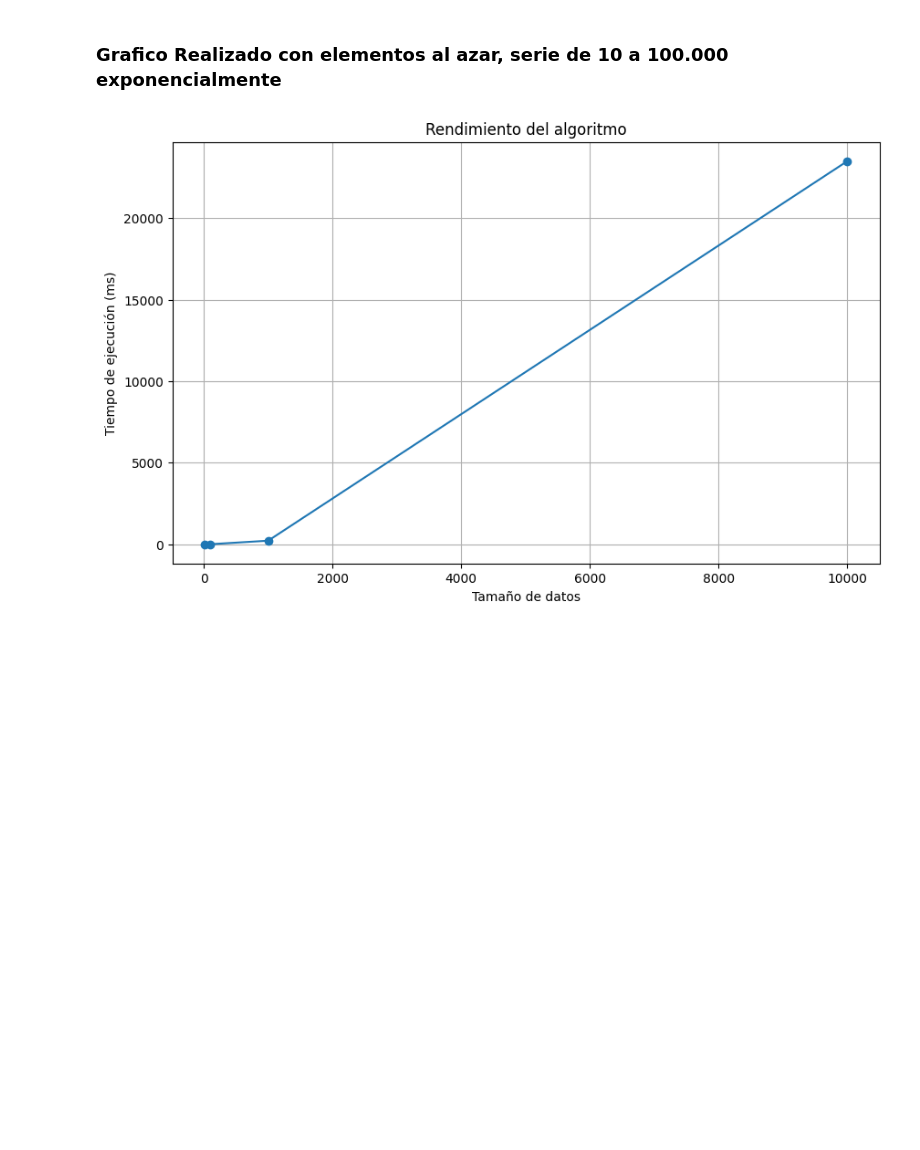
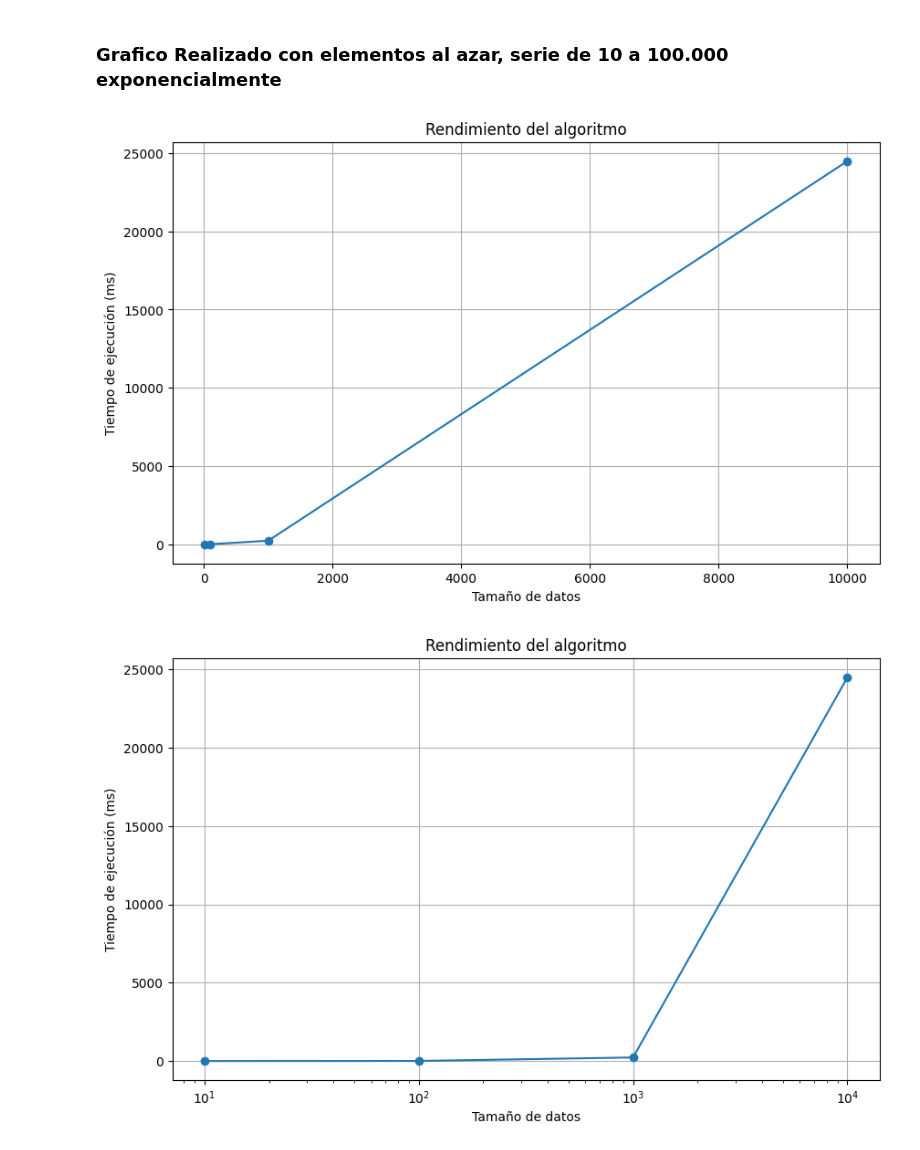
Before and after one commit to Fanusaez/TDA-G04, a Jupyter notebook: TP2-PD/graficos_complejidad.ipynb, the cells around one changed output. Saved outputs shown, nothing was run; the diff lists cells and outputs as text; code cells hidden in the pictures; blank space fills up the shorter version.

```diff
--- a/TP2-PD/graficos_complejidad.ipynb
+++ b/TP2-PD/graficos_complejidad.ipynb
@@ -88,7 +88,7 @@ tiempos_ejecucion = []
 
 for n in tamanos_datos:
     tiempos_ejecucion_temp = []  # Lista temporal para guardar tiempos de ejecucion de múltiples ejecuciones
-    for _ in range(1):  # Ejecutar 5 veces para calcular un promedio
+    for _ in range(10):  # Ejecutar 5 veces para calcular un promedio
 
         # Generar listas aleatorias de s y a con n elementos
         s = [random.uniform(1, 100) for _ in range(n)]
@@ -116,4 +116,15 @@ plt.title('Rendimiento del algoritmo')
 plt.grid(True)
 plt.show()
 # %% [output]
-[figure, old version]
+[figure, new version]
+# %%
+plt.figure(figsize=(10, 6))
+plt.plot(tamanos_datos, tiempos_ejecucion, marker='o')
+plt.xscale("log")
+plt.xlabel('Tamaño de datos')
+plt.ylabel('Tiempo de ejecución (ms)')
+plt.title('Rendimiento del algoritmo')
+plt.grid(True)
+plt.show()
+# %% [output]
+[figure, added]
```
Also changed, not shown: parts of 2 cells of this notebook.
